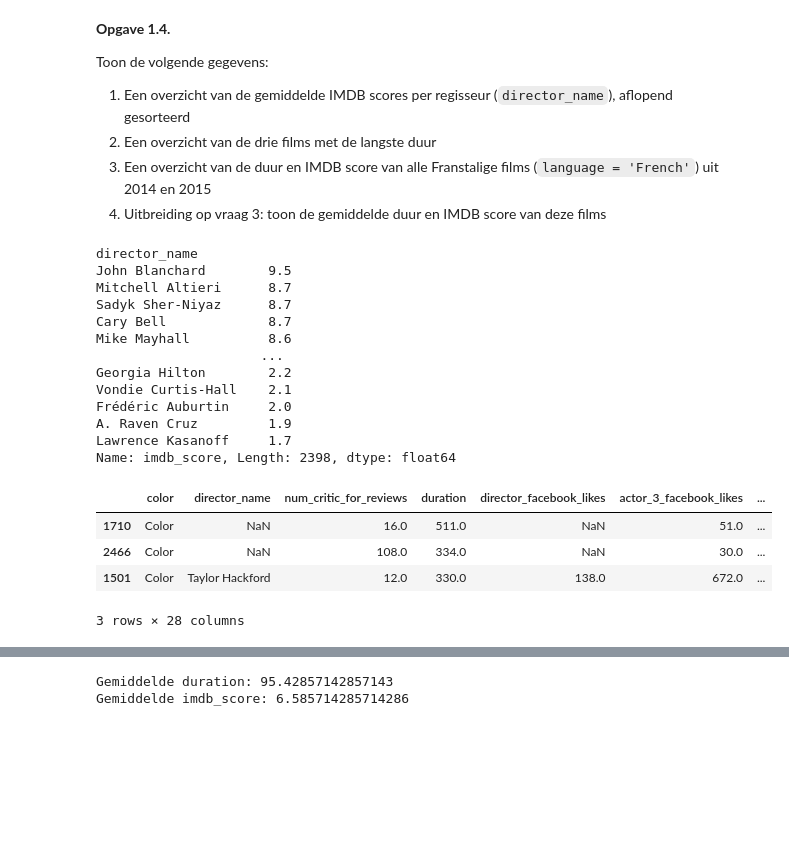
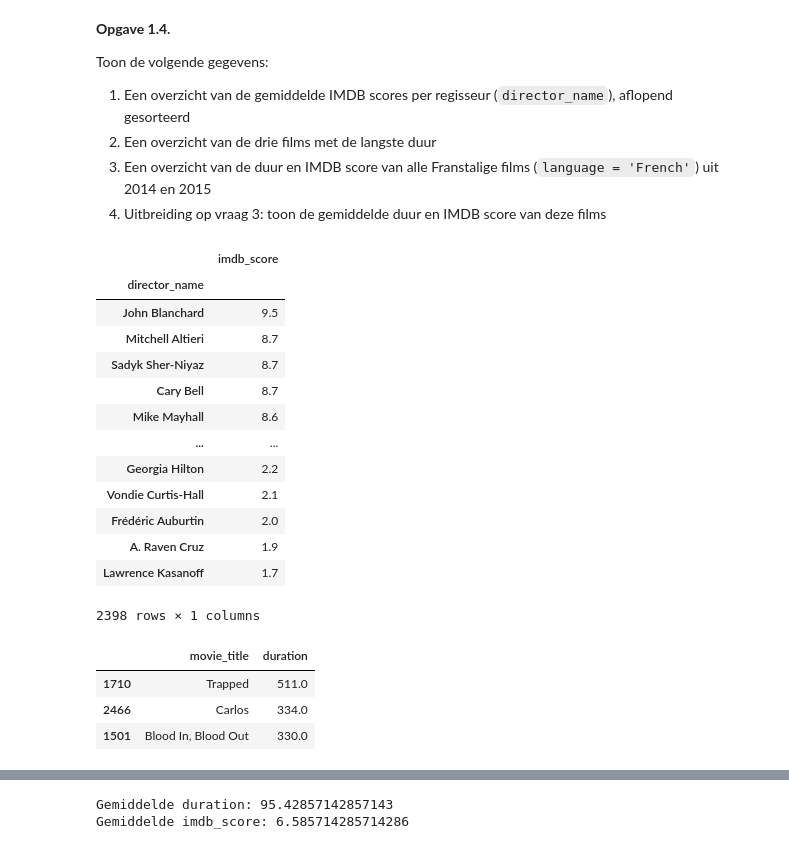
Before and after one commit to PeterKemner/CM2024, a Jupyter notebook: CM11_oefentoets/Oefentoets Computational Modelling.ipynb, the cells around one changed output, grey strips where cells are left out. Saved outputs shown, nothing was run; the diff lists cells and outputs as text; code cells hidden in the pictures; blank space fills up the shorter version.

```diff
--- a/CM11_oefentoets/Oefentoets Computational Modelling.ipynb
+++ b/CM11_oefentoets/Oefentoets Computational Modelling.ipynb
@@ -158,29 +136,30 @@ Toon de volgende gegevens:
 4. Uitbreiding op vraag 3: toon de gemiddelde duur en IMDB score van deze films
 # %%
 group = df.groupby(['director_name'])
-group['imdb_score'].mean().sort_values(ascending=False)
+df1 = pd.DataFrame(group['imdb_score'].mean().sort_values(ascending=False))
+df1
 # %% [output]
+|  | imdb_score |
+| director_name |  |
+| John Blanchard | 9.5 |
+| Mitchell Altieri | 8.7 |
+| Sadyk Sher-Niyaz | 8.7 |
+| Cary Bell | 8.7 |
+| Mike Mayhall | 8.6 |
+| ... | ... |
+| Georgia Hilton | 2.2 |
+| Vondie Curtis-Hall | 2.1 |
+| Frédéric Auburtin | 2.0 |
+| A. Raven Cruz | 1.9 |
+| Lawrence Kasanoff | 1.7 |
-director_name
-John Blanchard        9.5
-Mitchell Altieri      8.7
-Sadyk Sher-Niyaz      8.7
-Cary Bell             8.7
-Mike Mayhall          8.6
-                     ...
-Georgia Hilton        2.2
-Vondie Curtis-Hall    2.1
-Frédéric Auburtin     2.0
-A. Raven Cruz         1.9
-Lawrence Kasanoff     1.7
-Name: imdb_score, Length: 2398, dtype: float64
+2398 rows × 1 columns
 # %%
-df.sort_values(by=['duration'], ascending=False).head(3)
+df.sort_values(by=['duration'], ascending=False)[['movie_title', 'duration']].head(3)
 # %% [output]
-|  | color | director_name | num_critic_for_reviews | duration | director_facebook_likes | actor_3_facebook_likes | ... |
-| 1710 | Color | NaN | 16.0 | 511.0 | NaN | 51.0 | ... |
-| 2466 | Color | NaN | 108.0 | 334.0 | NaN | 30.0 | ... |
-| 1501 | Color | Taylor Hackford | 12.0 | 330.0 | 138.0 | 672.0 | ... |
+|  | movie_title | duration |
+| 1710 | Trapped | 511.0 |
+| 2466 | Carlos | 334.0 |
+| 1501 | Blood In, Blood Out | 330.0 |
-3 rows × 28 columns
 # %%
 films_frans = df.loc[(df['language'] == 'French') & (df['title_year'] >= 2014.0) & (df['title_year'] <= 2015)]
 films_frans
```
Also changed, not shown: parts of 4 cells of this notebook, 1 other file.
